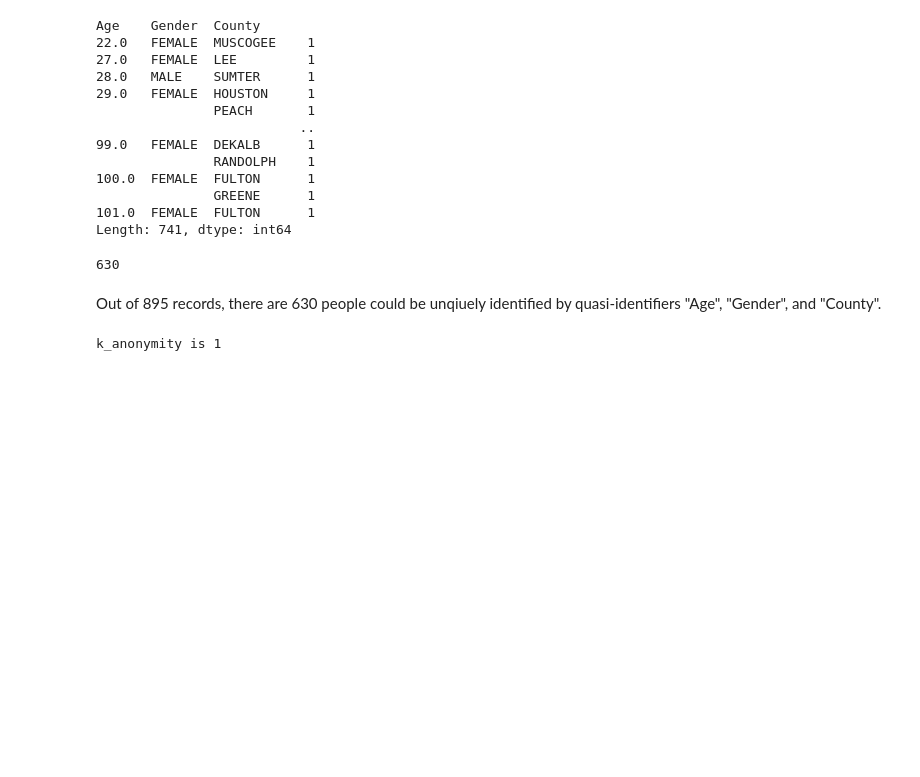
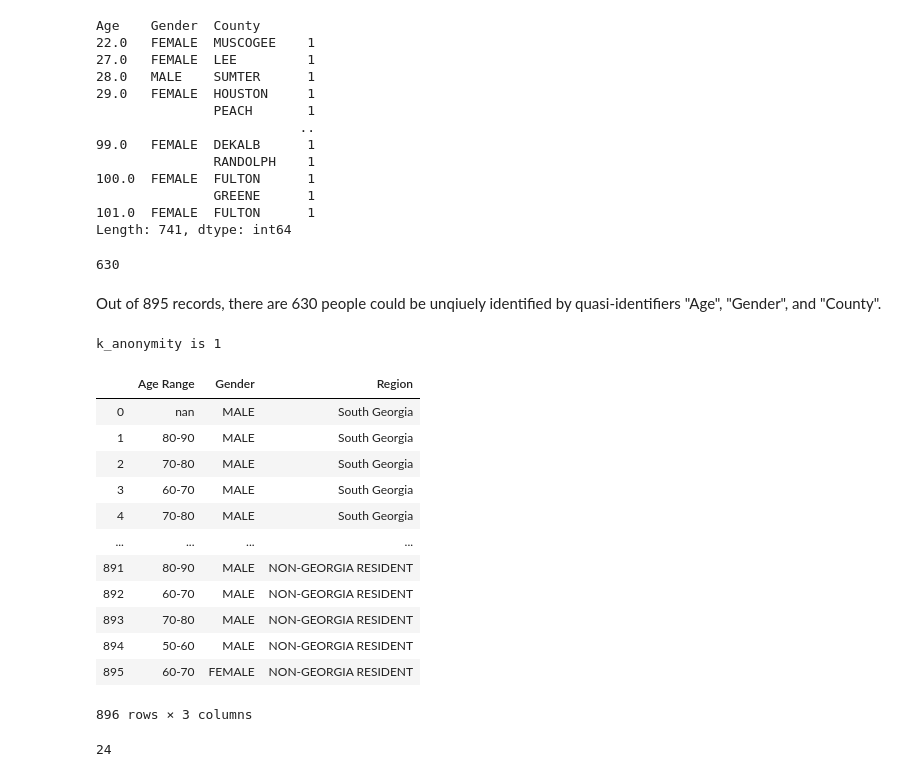
Before and after one commit to yaoyanglin/AC221-project, a Jupyter notebook: 221_us.ipynb, the cells around one changed output. Drawn from its saved outputs; the diff is of its cells as text; code cells hidden in the pictures; blank space fills up the shorter version.

```diff
--- a/221_us.ipynb
+++ b/221_us.ipynb
@@ -130,3 +133,32 @@ k_anonymity = min(df_GA.groupby(["Age", "Gender", "County"]).size())
 print("k_anonymity is " + str(k_anonymity))
 # %% [output]
 k_anonymity is 1
+# %%
+for i, row in df_GA.iterrows():
+    age_range = "nan"
+    if row['Age'] < 10:
+        age_range = "0-10"
+    elif row['Age'] < 20:
+        age_range = "10-20"
+    elif row['Age'] < 30:
+        age_range = "20-30"
+    elif row['Age'] < 40:
+        age_range = "30-40"
+    elif row['Age'] < 50:
+        age_range = "40-50"
+    elif row['Age'] < 60:
+        age_range = "50-60"
+    elif row['Age'] < 70:
+        age_range = "60-70"
+    elif row['Age'] < 80:
+        age_range = "70-80"
+    elif row['Age'] < 90:
+        age_range = "80-90"
+    elif row['Age'] < 100:
+        age_range = "90-100"
+    elif row['Age'] < 110:
+        age_range = "100-110"
+    elif row['Age'] < 120:
+        age_range = "110-120"
+
+    df_GA.set_value(i,'Age Range', age_range)
@@ -132,0 +205,26 @@ k_anonymity is 1
+# %%
+for i, row in df_GA.iterrows():
+    df_GA.set_value(i,'Region', GA_map[row['County']])
+# %%
+df_GA.drop(columns=['Age', 'County'])
+
+df_GA = df_GA.reindex(columns=['Age Range', 'Gender', 'Region'])
+df_GA
+# %% [output]
+|  | Age Range | Gender | Region |
+| 0 | nan | MALE | South Georgia |
+| 1 | 80-90 | MALE | South Georgia |
+| 2 | 70-80 | MALE | South Georgia |
+| 3 | 60-70 | MALE | South Georgia |
+| 4 | 70-80 | MALE | South Georgia |
+| ... | ... | ... | ... |
+| 891 | 80-90 | MALE | NON-GEORGIA RESIDENT |
+| 892 | 60-70 | MALE | NON-GEORGIA RESIDENT |
+| 893 | 70-80 | MALE | NON-GEORGIA RESIDENT |
+| 894 | 50-60 | MALE | NON-GEORGIA RESIDENT |
+| 895 | 60-70 | FEMALE | NON-GEORGIA RESIDENT |
+896 rows × 3 columns
+# %%
+(df_GA.groupby(["Age Range", "Gender", "Region"]).size() == 1).sum()
+# %% [output]
+24
```
Also changed, not shown: parts of 3 cells of this notebook.
